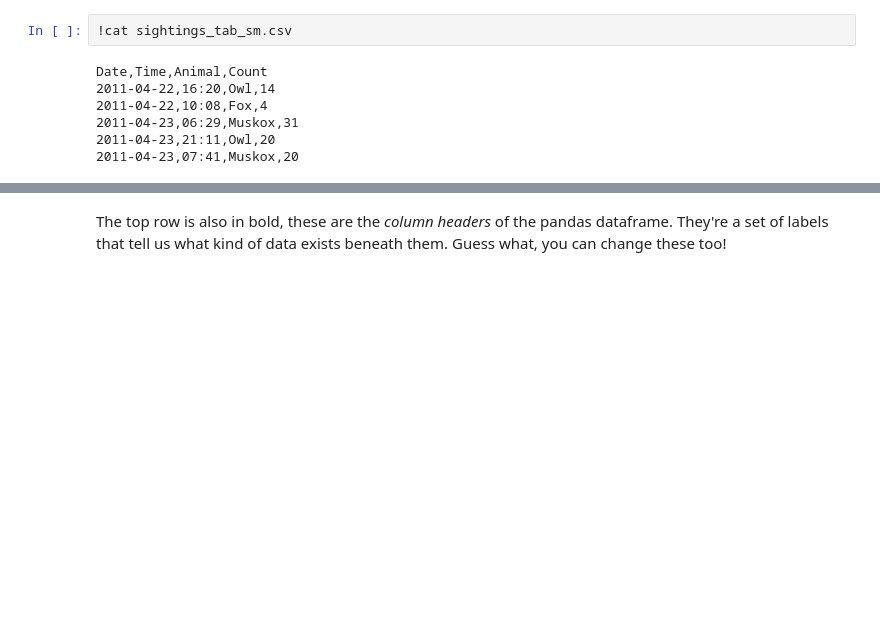
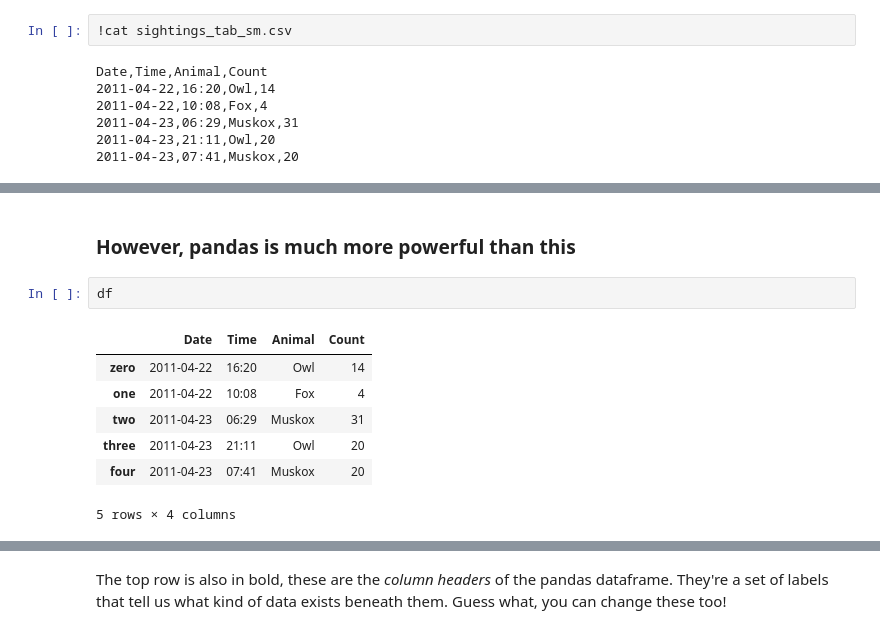
Before and after one commit to swcarpentry/2014-03-17-ucb, a Jupyter notebook: lessons/jk-python/readwrite-full.ipynb, the cells around one changed output, grey strips where cells are left out. Cells and saved outputs as stored; diff of their text form; blank space fills up the shorter version.

```diff
--- a/lessons/jk-python/readwrite-full.ipynb
+++ b/lessons/jk-python/readwrite-full.ipynb
@@ -264,0 +255,12 @@ df.head()
+# %% [markdown]
+### However, pandas is much more powerful than this
+# %%
+df
+# %% [output]
+|  | Date | Time | Animal | Count |
+| zero | 2011-04-22 | 16:20 | Owl | 14 |
+| one | 2011-04-22 | 10:08 | Fox | 4 |
+| two | 2011-04-23 | 06:29 | Muskox | 31 |
+| three | 2011-04-23 | 21:11 | Owl | 20 |
+| four | 2011-04-23 | 07:41 | Muskox | 20 |
+5 rows × 4 columns
```
Also changed, not shown: parts of 23 cells of this notebook.
